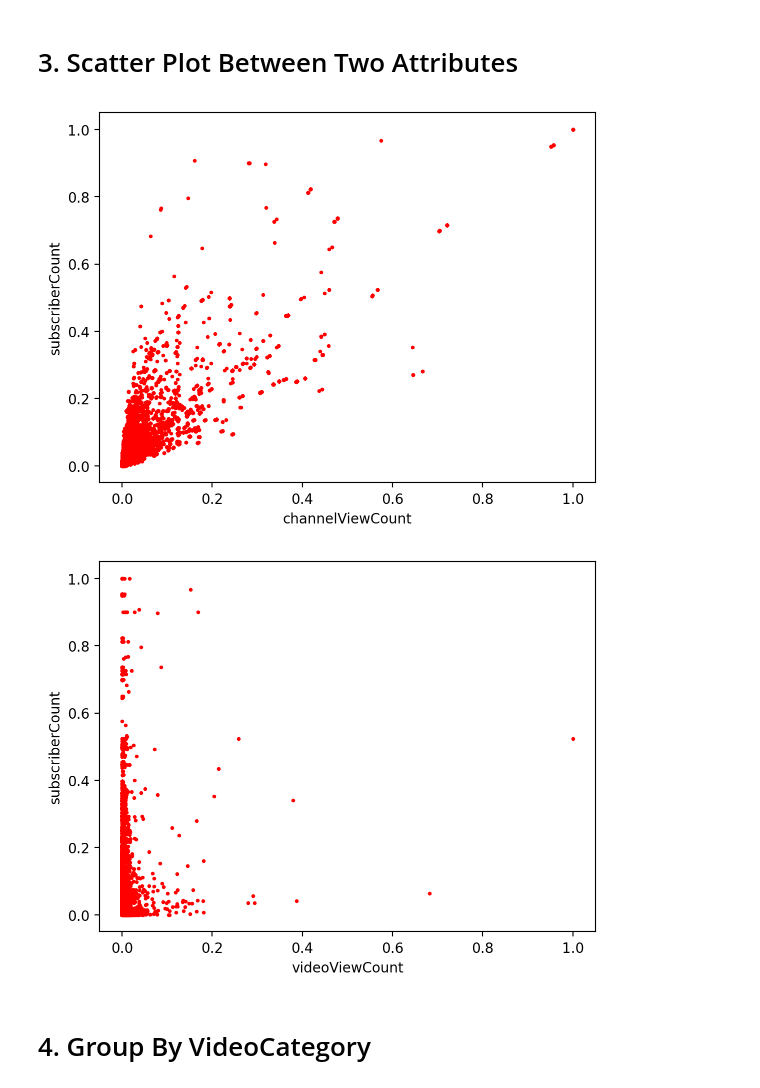
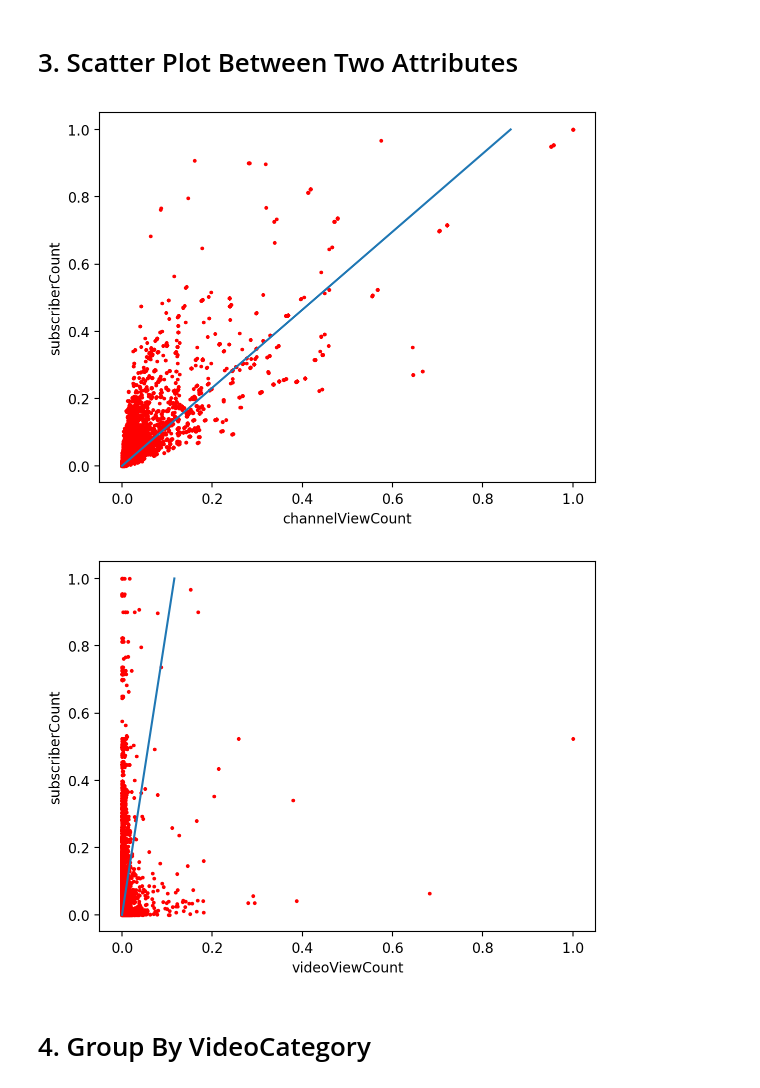
Before and after one commit to larrylai19/1111-DataMining-Final, a Jupyter notebook: data-mining.ipynb, the cells around one changed output. Drawn from its saved outputs; the diff is of its cells as text; code cells hidden in the pictures.

```diff
--- a/data-mining.ipynb
+++ b/data-mining.ipynb
@@ -22,8 +23,8 @@ data = data.set_index(['videoId']).drop(['index', 'likes/dislikes', 'channelId']
 
 # 2. DropNA: Drop all null and meaningless values
 #            Delete by row if attributes' value is -1 in data
-dropFilterStr = ''.join([f"(data['{attribute}'] == -1) | " for attribute in data])
-data = data.drop(data[eval(dropFilterStr[:-3])].index, axis=0)
+dropFilterStr = ' | '.join([f"(data['{attribute}'] == -1)" for attribute in data])
+data = data.drop(data[eval(dropFilterStr)].index, axis=0)
 
 # 3. TimeStamp: Transfer time format to timestamp
 #               2012-01-19T18:38:28.000Z -> 1326902400
@@ -42,20 +43,23 @@ plt.show()
 # %% [markdown]
 # 3. Scatter Plot Between Two Attributes
 # %%
-def draw_scatter(data, attributeName1, attributeName2):
+def draw_scatter(data, attributeName1, attributeName2, x, y):
     # Use minmax to normalize (value between 0 ~ 1)
     attribute1_minmax = (data[attributeName1] - data[attributeName1].min()) / (data[attributeName1].max() - data[attributeName1].min())
     attribute2_minmax = (data[attributeName2] - data[attributeName2].min()) / (data[attributeName2].max() - data[attributeName2].min())
     plt.scatter(list(attribute1_minmax), list(attribute2_minmax), s=3, c='red')
+    plt.plot(x, y)
     plt.xlabel(attributeName1)
     plt.ylabel(attributeName2)
     plt.show()
 # %%
-draw_scatter(data, 'channelViewCount', 'subscriberCount')
-draw_scatter(data, 'videoViewCount', 'subscriberCount')
+y = np.linspace(0, 1); x = 0.8619 * y
+draw_scatter(data, 'channelViewCount', 'subscriberCount', x, y)
+y = np.linspace(0, 1); x = 0.1161 * y
+draw_scatter(data, 'videoViewCount', 'subscriberCount', x, y)
 # %% [output]
-[figure, old version]
+[figure, new version]
-[figure, old version]
+[figure, new version]
 # %% [markdown]
 # 4. Group By VideoCategory
 # %%
```
Also changed, not shown: parts of 1 cell of this notebook.
